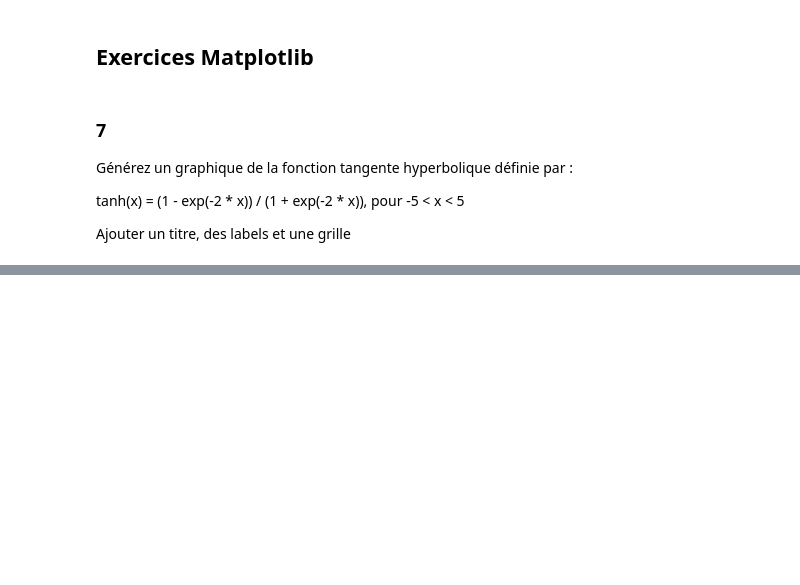
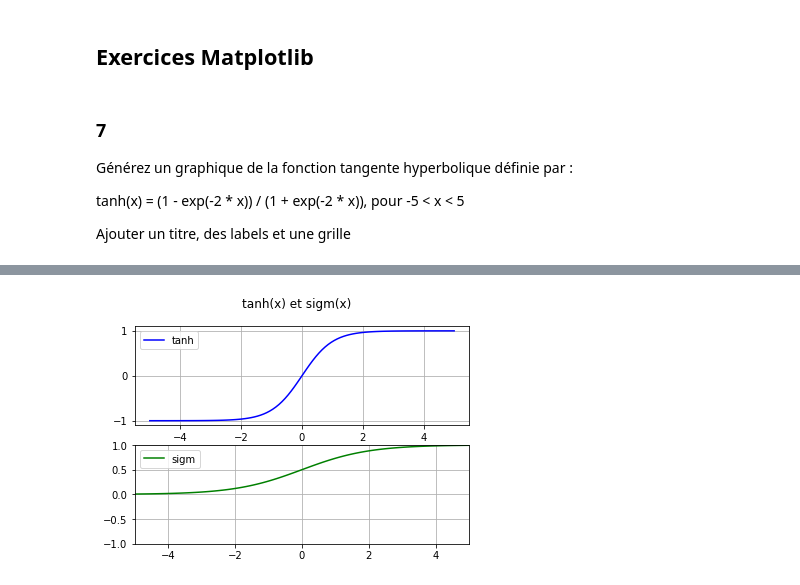
Before and after one commit to heig-vkaelin/isd, a Jupyter notebook: Labo2.ipynb, the cells around one changed output, grey strips where cells are left out. Saved outputs shown, nothing was run; the diff lists cells and outputs as text; code cells hidden in the pictures; blank space fills up the shorter version.

```diff
--- a/Labo2.ipynb
+++ b/Labo2.ipynb
@@ -194,0 +203,25 @@ Ajouter un titre, des labels et une grille
+# %%
+import numpy as np
+from matplotlib import pyplot as plt
+
+%matplotlib inline
+
+x = np.linspace(-5.0,5.0,num=100)
+tanh = [(1 - np.exp(-2*val)) / (1 + np.exp(-2*val)) for val in x]
+sigm = [(1 / (1 + np.exp(-val))) for val in x]
+
+fig, axs = plt.subplots(2)
+fig.suptitle('tanh(x) et sigm(x)')
+
+plt.xlim(-5,5)
+plt.ylim(-1,1)
+
+axs[0].plot(x, tanh, 'blue', label='tanh')
+axs[0].legend(loc='upper left')
+axs[0].grid()
+
+axs[1].plot(x, sigm, 'green', label='sigm')
+axs[1].legend(loc='upper left')
+axs[1].grid()
+# %% [output]
+[figure, added]
```
Also changed, not shown: parts of 6 cells of this notebook.
